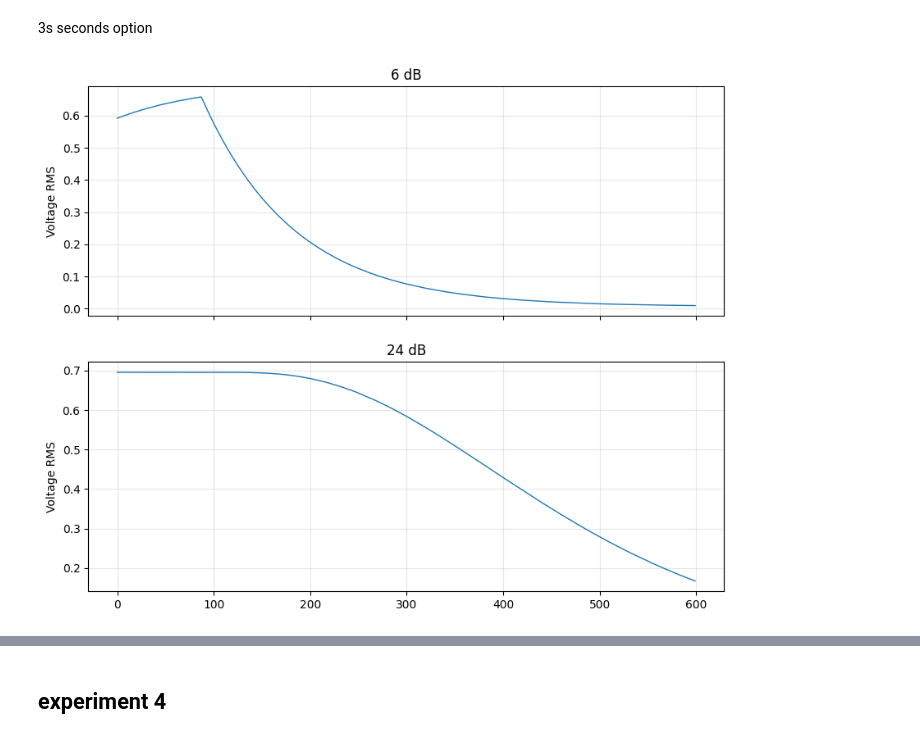
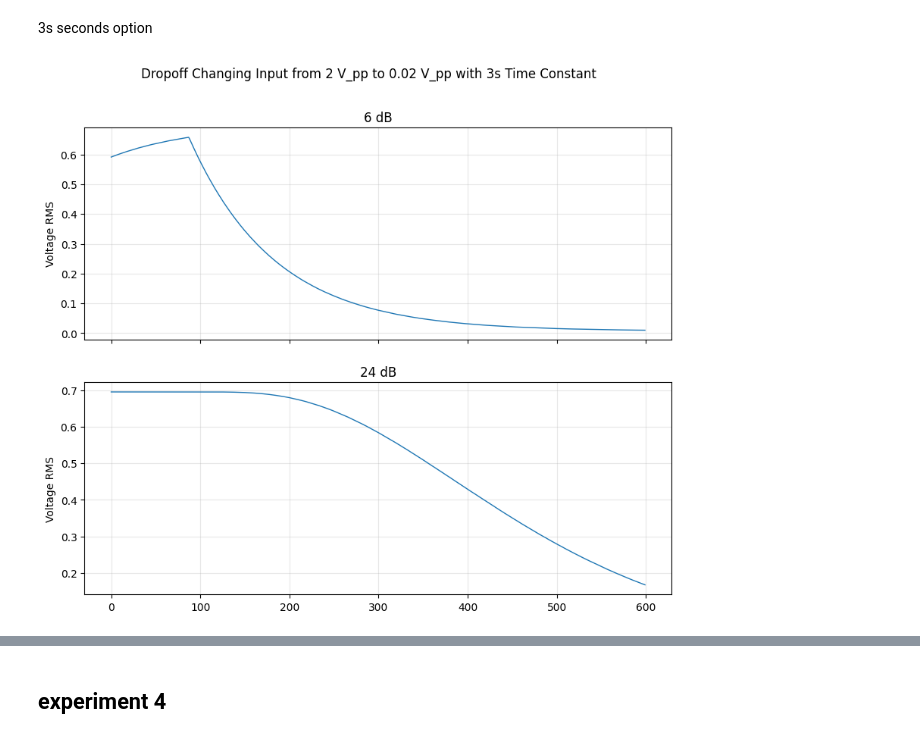
Before and after one commit to curtisjhu/lls, a Jupyter notebook: main.ipynb, the cells around one changed output, grey strips where cells are left out. Drawn from its saved outputs; the diff is of its cells as text; code cells hidden in the pictures.

```diff
--- a/main.ipynb
+++ b/main.ipynb
@@ -79,18 +106,21 @@ plt.show()
 # %%
 sh1 = pd.read_csv('exp3/exp3_6dB_3s(T = 3.0E+0 ).xls')
 sh4 = pd.read_csv('exp3/exp3_24dB_3s(T = 3.0E+0 ).xls')
 
 fig, ax = plt.subplots(2, 1, figsize=(10, 8), sharex=True)
+
+fig.suptitle("Dropoff Changing Input from 2 V_pp to 0.02 V_pp with 3s Time Constant")
+
 ax[0].plot(sh1.index, sh1["y"], linewidth=1)
 ax[0].set_ylabel("Voltage RMS")
 ax[0].set_title("6 dB")
 ax[0].grid(True, alpha=0.3)
 
 ax[1].plot(sh4.index, sh4["y"], linewidth=1)
 ax[1].set_ylabel("Voltage RMS")
 ax[1].set_title("24 dB")
 ax[1].grid(True, alpha=0.3)
 
 plt.show()
 # %% [output]
-[figure, old version]
+[figure, new version]
```
Also changed, not shown: parts of 12 cells of this notebook, 6 other files.
